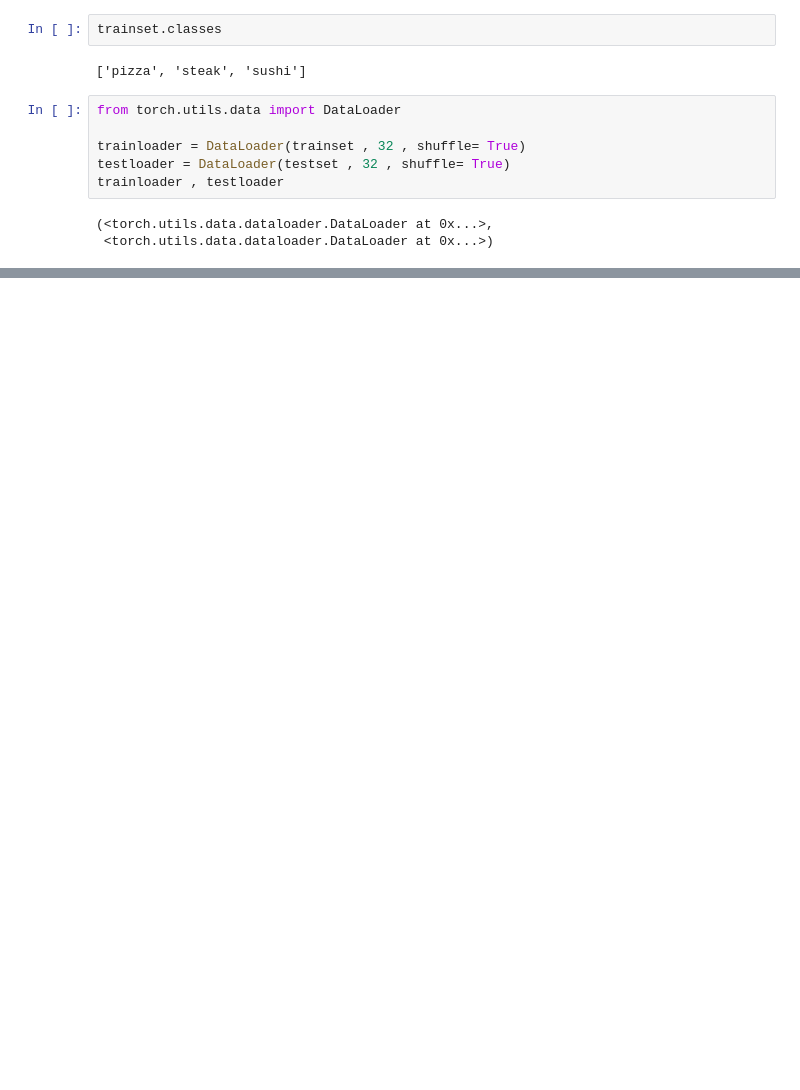
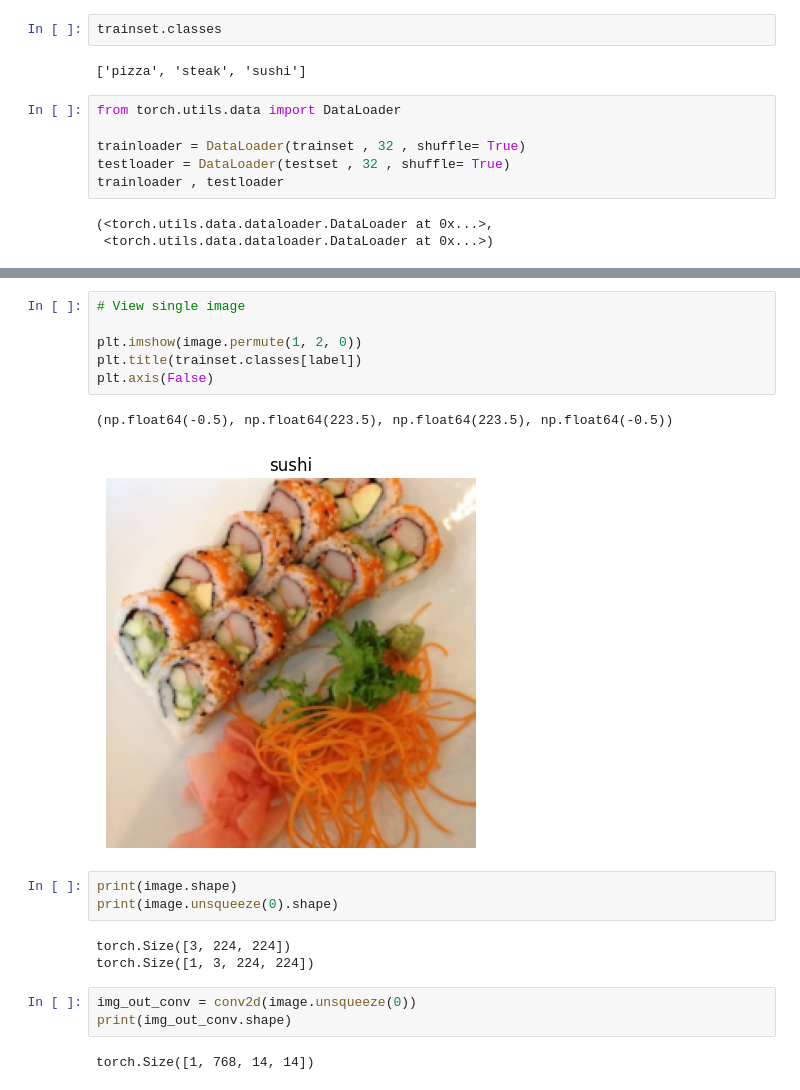
Before and after one commit to anesmeftah/deep-learning-roadmap, a Jupyter notebook: Paper Implementation/ViT/ViT.ipynb, the cells around one changed output, grey strips where cells are left out. Drawn from its saved outputs; the diff is of its cells as text; blank space fills up the shorter version.

```diff
--- a/Paper Implementation/ViT/ViT.ipynb
+++ b/Paper Implementation/ViT/ViT.ipynb
@@ -46,0 +150,20 @@ plt.axis(False)
+# %%
+# View single image
+
+plt.imshow(image.permute(1, 2, 0))
+plt.title(trainset.classes[label])
+plt.axis(False)
+# %% [output]
+(np.float64(-0.5), np.float64(223.5), np.float64(223.5), np.float64(-0.5))
+[figure, added]
+# %%
+print(image.shape)
+print(image.unsqueeze(0).shape)
+# %% [output]
+torch.Size([3, 224, 224])
+torch.Size([1, 3, 224, 224])
+# %%
+img_out_conv = conv2d(image.unsqueeze(0))
+print(img_out_conv.shape)
+# %% [output]
+torch.Size([1, 768, 14, 14])
```
Also changed, not shown: parts of 20 cells of this notebook.
